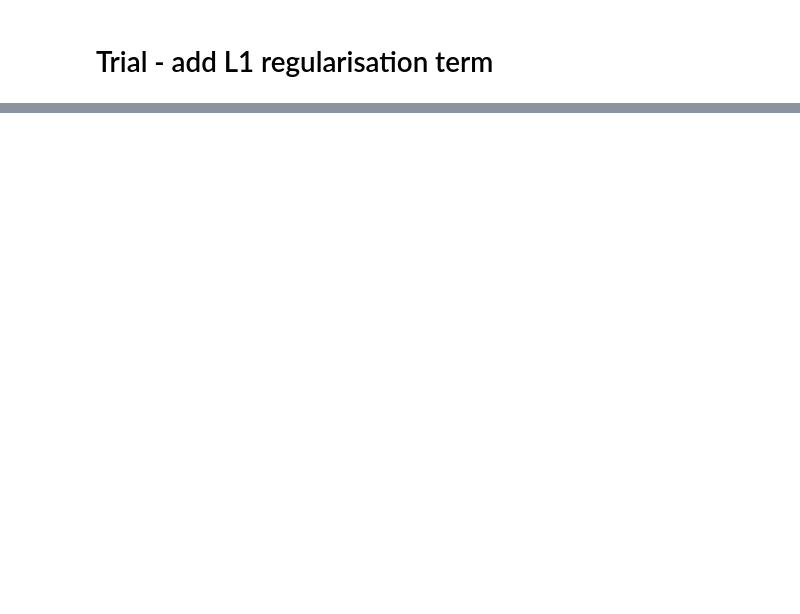
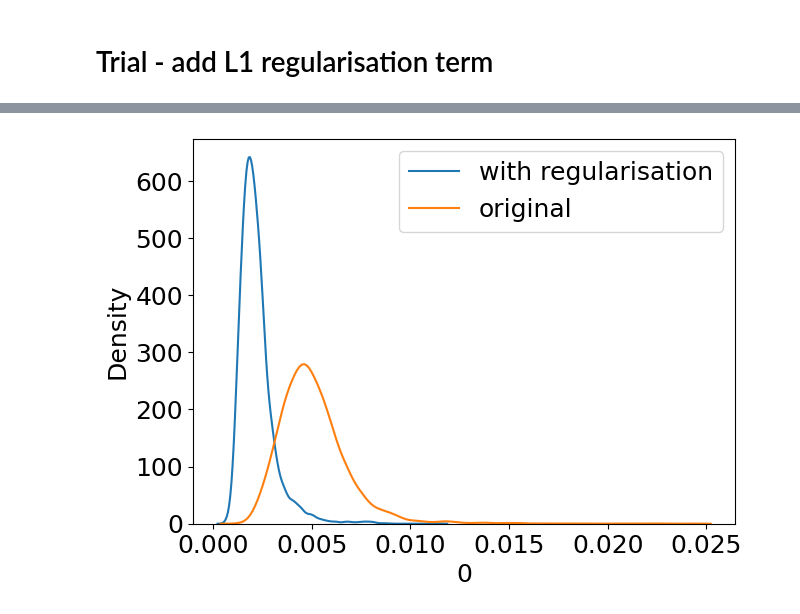
Before and after one commit to sonjakatz/methAE_chr, a Jupyter notebook: 30_trainAE_L1penalty.ipynb, the cells around one changed output, grey strips where cells are left out. Saved outputs shown, nothing was run; the diff lists cells and outputs as text; code cells hidden in the pictures; blank space fills up the shorter version.

```diff
--- a/30_trainAE_L1penalty.ipynb
+++ b/30_trainAE_L1penalty.ipynb
@@ -59,0 +124,20 @@ Submitted batch job 110081
+# %%
+with torch.no_grad():
+    # generate latent space
+    latSpace_np = model.generate_embedding(test_tensor).detach().numpy()
+
+# Derive mean and std for perturbations
+mean = latSpace_np.mean(axis=0)
+std = latSpace_np.std(axis=0)
+print(f"Perturb by: +-{std}")
+
+############### NO REGULARISATION ####################
+
+with torch.no_grad():
+    # generate latent space
+    latSpace_np2 = model2.generate_embedding(test_tensor).detach().numpy()
+
+# Derive mean and std for perturbations
+mean2 = latSpace_np2.mean(axis=0)
+std2 = latSpace_np2.std(axis=0)
+print(f"Perturb by: +-{std2}")
@@ -59,0 +197,68 @@ Submitted batch job 110081
+# %%
+### Calculate median of traversals
+
+df_allLat = pd.DataFrame()
+for i in dic_pert.keys():
+    df_allLat[i]=pd.DataFrame.from_dict(dic_pert[i]).median(axis=1)
+# rename index to cpg names
+df_allLat.index = test_dataset["beta"].columns
+
+#####################
+
+df_allLat2 = pd.DataFrame()
+for i in dic_pert2.keys():
+    df_allLat2[i]=pd.DataFrame.from_dict(dic_pert2[i]).median(axis=1)
+# rename index to cpg names
+df_allLat2.index = test_dataset["beta"].columns
+
+
+# latFeature_i = 0
+# fig, (ax1, ax2) = plt.subplots(1,2, figsize=(15,7))
+# sns.kdeplot(data=df_allLat.iloc[:,latFeature_i], ax=ax1)
+# sns.boxplot(data=df_allLat.iloc[:,latFeature_i], ax=ax2)
+# ax1.set_title(f"Latent Feature: {latFeature_i} - perturbations across all CpGs")
+# ax2.set_title(f"Latent Feature: {latFeature_i} - perturbations across all CpGs")
+
+#########################################
+#### Cutoff using Standard deviation ####
+#########################################
+
+latFeature_i = 0
+
+mean = df_allLat.iloc[:,latFeature_i].mean()
+std = df_allLat.iloc[:,latFeature_i].std()
+
+thresh_high = mean+3*std
+cpgs_high = df_allLat.iloc[:,latFeature_i][df_allLat.iloc[:,latFeature_i] > thresh_high]
+print(f"+3*STD: {thresh_high}; {cpgs_high.shape}")
+
+thresh_medium = mean+2*std
+cpgs_medium = df_allLat.iloc[:,latFeature_i][(df_allLat.iloc[:,latFeature_i] > thresh_medium) & (df_allLat.iloc[:,latFeature_i] < thresh_high)]
+print(f"+2*STD: {thresh_medium}; {cpgs_medium.shape}")
+
+thresh_low = mean+1*std
+cpgs_low = df_allLat.iloc[:,latFeature_i][(df_allLat.iloc[:,latFeature_i] > thresh_low) & (df_allLat.iloc[:,latFeature_i] < thresh_medium)]
+print(f"+1*STD: {thresh_low}; {cpgs_low.shape}")
+
+cpgs_none = df_allLat.iloc[:,latFeature_i][df_allLat.iloc[:,latFeature_i] < thresh_low]
+print(f"no effect; {cpgs_none.shape}")
+
+
+fig, ax1 = plt.subplots(1,1, figsize=(7,5))
+sns.kdeplot(data=df_allLat.iloc[:,latFeature_i], ax=ax1, label="with regularisation")
+sns.kdeplot(data=df_allLat2.iloc[:,latFeature_i], ax=ax1, label="original")
+
+#
+# #ax1.vlines(x=thresh_high, ymin=0, ymax=290, color="black", lw=2, linestyles="dashed", label="high")
+# ax1.axvspan(thresh_high, df_allLat.iloc[:,latFeature_i].max() ,facecolor='black', alpha=0.25, label="high; 3*STD")
+# #
+# #ax1.vlines(x=thresh_medium, ymin=0, ymax=290, color="red", lw=2, linestyles="dashed", label="medium")
+# ax1.axvspan(thresh_medium, thresh_high ,facecolor='red', alpha=0.25, label="medium; 2*STD")
+# #
+# #ax1.vlines(x=thresh_low, ymin=0, ymax=290, color="green", lw=2, linestyles="dashed", label="low")
+# ax1.axvspan(thresh_low, thresh_medium ,facecolor='green', alpha=0.25, label="low; 1*STD")
+# #
+# ax1.axvspan(0, thresh_low ,facecolor='blue', alpha=0.25, label="none")
+#
+ax1.legend()
+# %% [output]
@@ -59,0 +270 @@ Submitted batch job 110081
+[figure, added]
```
Also changed, not shown: parts of 15 cells of this notebook, 3 other files.
